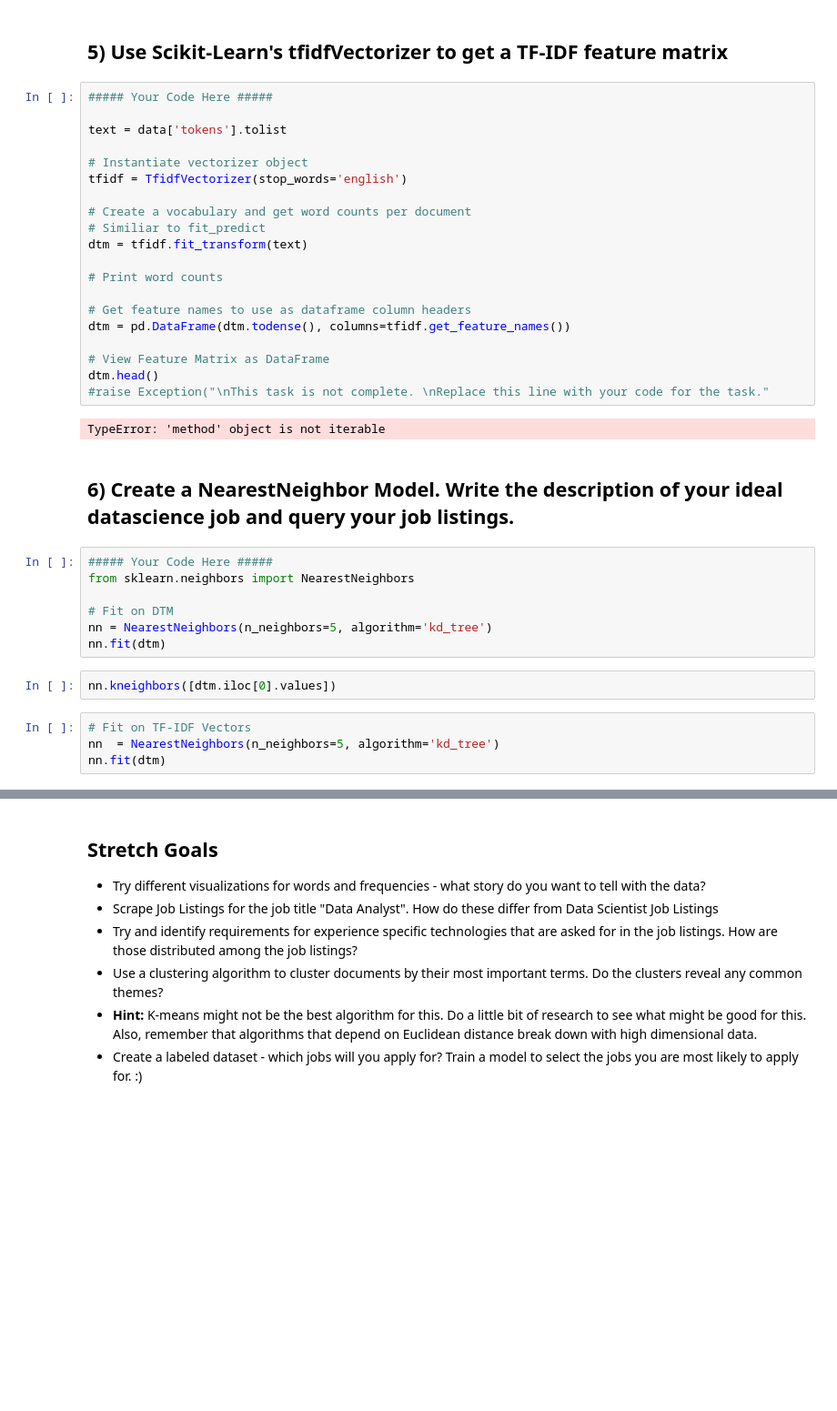
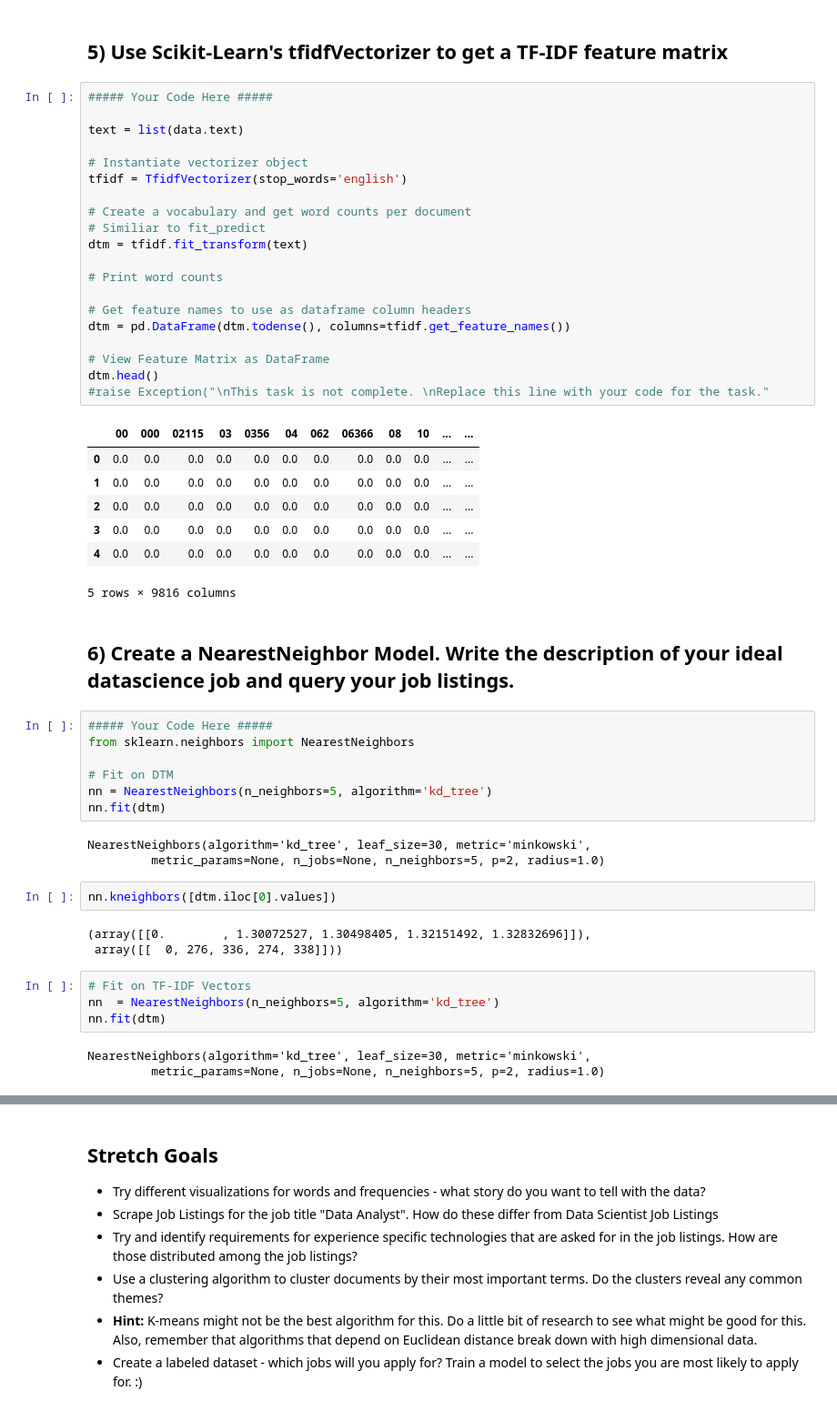
Before and after one commit to michhottinger/DS-Unit-4-Sprint-1-NLP, a Jupyter notebook: module2-vector-representations/LS_DS_412_Vector_Representations_Assignment.ipynb, the cells around one changed output, grey strips where cells are left out. Shown at 91% size. Saved outputs shown, nothing was run; the diff lists cells and outputs as text; blank space fills up the shorter version.

```diff
--- a/module2-vector-representations/LS_DS_412_Vector_Representations_Assignment.ipynb
+++ b/module2-vector-representations/LS_DS_412_Vector_Representations_Assignment.ipynb
@@ -198,25 +196,31 @@ from sklearn.feature_extraction.text import CountVectorizer
 # %%
 ##### Your Code Here #####
 
-text = data['tokens'].tolist
+text = list(data.text)
 
 # Instantiate vectorizer object
 tfidf = TfidfVectorizer(stop_words='english')
 
 # Create a vocabulary and get word counts per document
 # Similiar to fit_predict
 dtm = tfidf.fit_transform(text)
 
 # Print word counts
 
 # Get feature names to use as dataframe column headers
 dtm = pd.DataFrame(dtm.todense(), columns=tfidf.get_feature_names())
 
 # View Feature Matrix as DataFrame
 dtm.head()
 #raise Exception("\nThis task is not complete. \nReplace this line with your code for the task."
 # %% [output]
+|  | 00 | 000 | 02115 | 03 | 0356 | 04 | 062 | 06366 | 08 | 10 | ... | ... |
+| 0 | 0.0 | 0.0 | 0.0 | 0.0 | 0.0 | 0.0 | 0.0 | 0.0 | 0.0 | 0.0 | ... | ... |
+| 1 | 0.0 | 0.0 | 0.0 | 0.0 | 0.0 | 0.0 | 0.0 | 0.0 | 0.0 | 0.0 | ... | ... |
+| 2 | 0.0 | 0.0 | 0.0 | 0.0 | 0.0 | 0.0 | 0.0 | 0.0 | 0.0 | 0.0 | ... | ... |
+| 3 | 0.0 | 0.0 | 0.0 | 0.0 | 0.0 | 0.0 | 0.0 | 0.0 | 0.0 | 0.0 | ... | ... |
+| 4 | 0.0 | 0.0 | 0.0 | 0.0 | 0.0 | 0.0 | 0.0 | 0.0 | 0.0 | 0.0 | ... | ... |
-TypeError: 'method' object is not iterable
+5 rows × 9816 columns
 # %% [markdown]
 ## 6) Create a NearestNeighbor Model. Write the description of your ideal datascience job and query your job listings.
 # %%
@@ -226,11 +230,20 @@ from sklearn.neighbors import NearestNeighbors
 # Fit on DTM
 nn = NearestNeighbors(n_neighbors=5, algorithm='kd_tree')
 nn.fit(dtm)
+# %% [output]
+NearestNeighbors(algorithm='kd_tree', leaf_size=30, metric='minkowski',
+         metric_params=None, n_jobs=None, n_neighbors=5, p=2, radius=1.0)
 # %%
 nn.kneighbors([dtm.iloc[0].values])
+# %% [output]
+(array([[0.        , 1.30072527, 1.30498405, 1.32151492, 1.32832696]]),
+ array([[  0, 276, 336, 274, 338]]))
 # %%
 # Fit on TF-IDF Vectors
 nn  = NearestNeighbors(n_neighbors=5, algorithm='kd_tree')
 nn.fit(dtm)
+# %% [output]
+NearestNeighbors(algorithm='kd_tree', leaf_size=30, metric='minkowski',
+         metric_params=None, n_jobs=None, n_neighbors=5, p=2, radius=1.0)
 # %%
 # Query Using kneighbors
```
Also changed, not shown: parts of 11 cells of this notebook, 11 other files.
